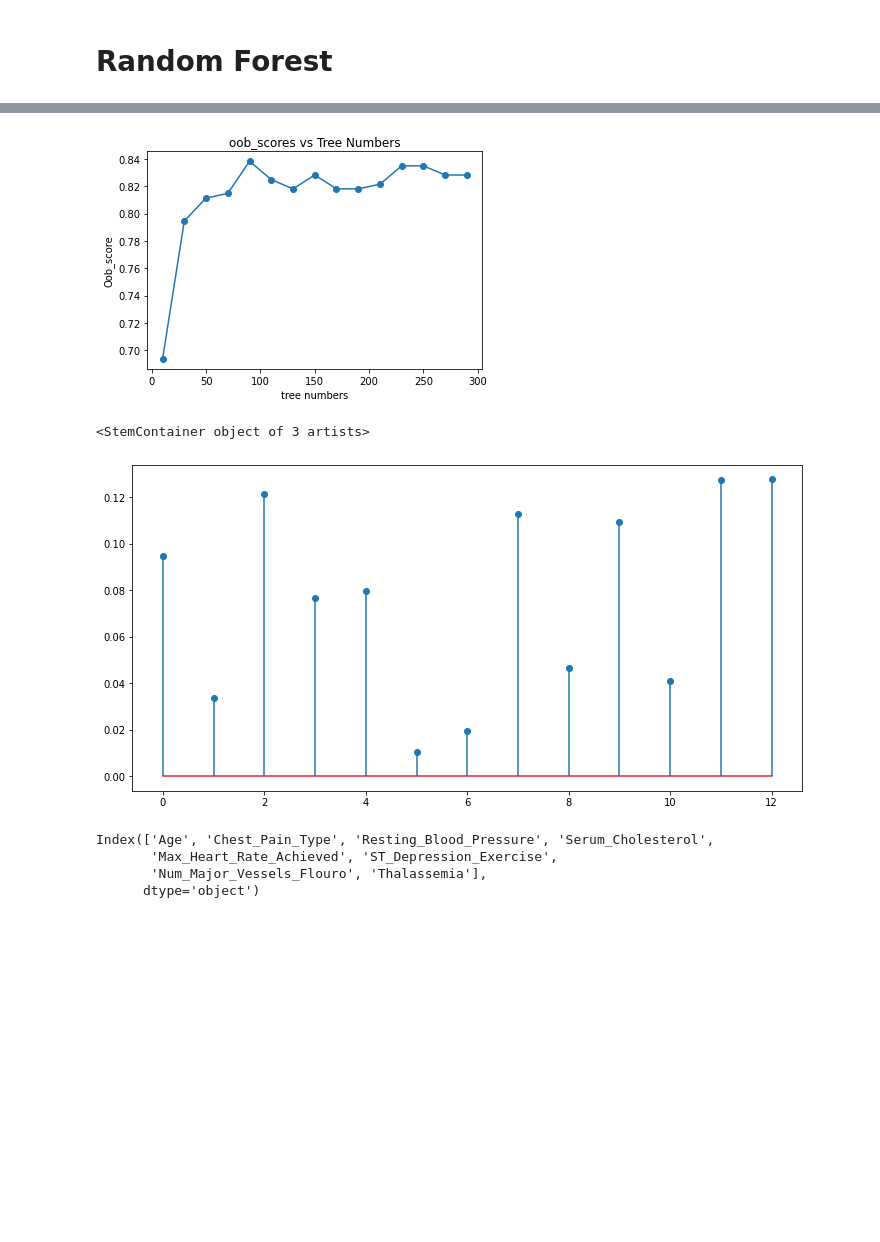
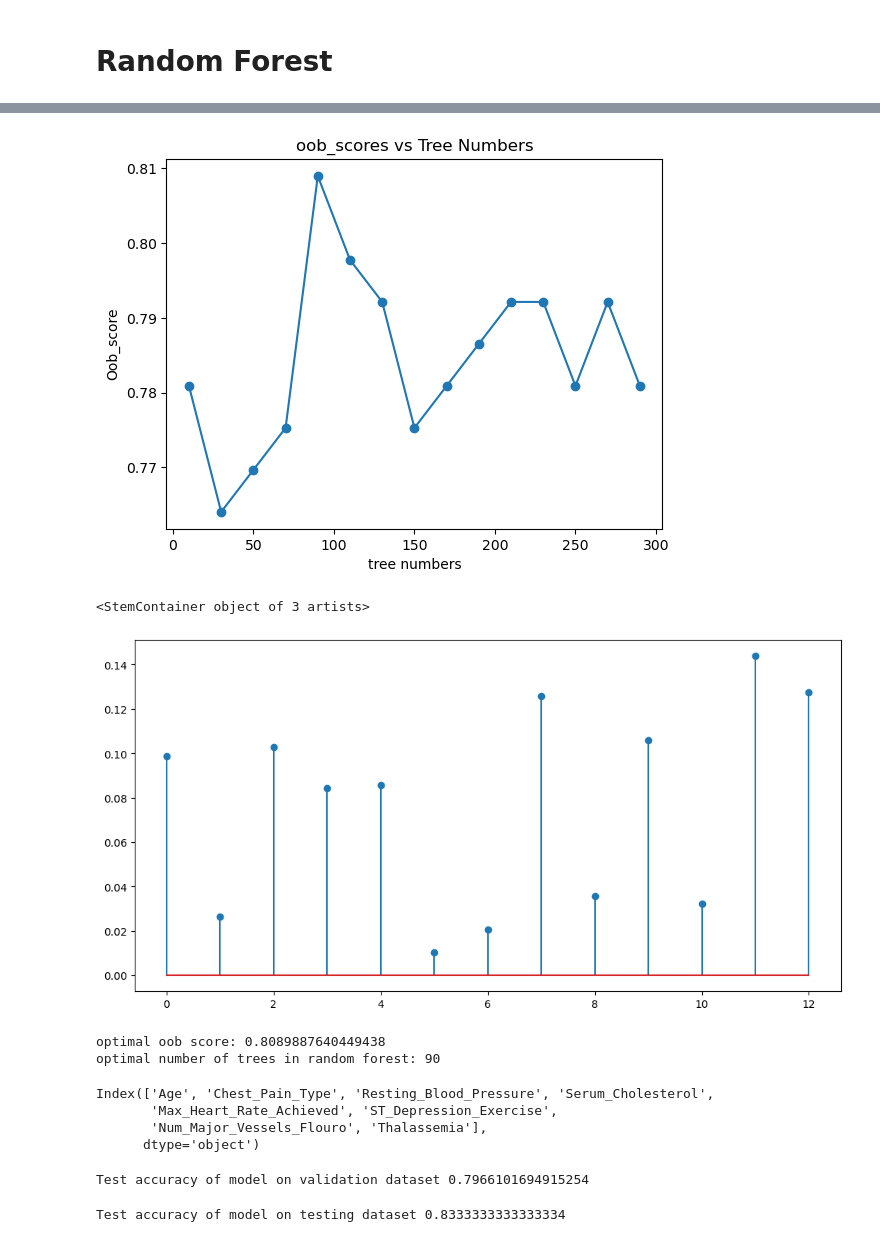
Before and after one commit to ianliu1997/E276-Final, a Jupyter notebook: E276_Final_Project.ipynb, the cells around one changed output, grey strips where cells are left out. Cells and saved outputs as stored; diff of their text form; code cells hidden in the pictures; blank space fills up the shorter version.

```diff
--- a/E276_Final_Project.ipynb
+++ b/E276_Final_Project.ipynb
@@ -8,7 +8,7 @@ from sklearn.model_selection import train_test_split
 # %% [markdown]
 # Load the dataset
 # %%
-df = pd.read_csv("C:/Users/fys94/OneDrive/Desktop/BIOS 240C/heart_disease.csv")
+df = pd.read_csv('/Users/andyfeng/Desktop/ME276/heart_disease.csv')
 # %%
 # Look at the first few lines of dataset
 df.head()
@@ -231,27 +150,39 @@ Baseline MSE, R: (0.1864406779661017, 0.2435897435897436)
 # %%
+from sklearn.ensemble import RandomForestClassifier
+from sklearn.metrics import r2_score, mean_squared_error
+from sklearn.model_selection import cross_val_score
+
 num_tree = range(10, 300, 20)
 oob_scores = []
 
 # Find the optimal random forest with Oob score
 for i in num_tree:
     random_forest_model_2 = RandomForestClassifier(n_estimators=i, oob_score=True)
-    random_forest_model_2.fit(X,y)
+    random_forest_model_2.fit(Xtrain,ytrain)
     oob_scores.append(random_forest_model_2.oob_score_)
 
 plt.plot(num_tree, oob_scores, marker='o')
 plt.title('oob_scores vs Tree Numbers')
 plt.xlabel('tree numbers')
 plt.ylabel('Oob_score')
 plt.show()
 
 
 # Find the important variables
 plt.figure(figsize=(12,6))
 plt.stem(random_forest_model_2.feature_importances_)
 # %% [output]
-[figure, old version]
+[figure, new version]
 <StemContainer object of 3 artists>
-[figure, old version]
+[figure, new version]
+# %%
+optimal_index_oob = np.argmax(oob_scores)
+optimal_num_tree = optimal_index_oob * 20 + 10
+print(f'optimal oob score: {np.max(oob_scores)}')
+print(f'optimal number of trees in random forest: {optimal_num_tree}')
+# %% [output]
+optimal oob score: 0.8089887640449438
+optimal number of trees in random forest: 90
 # %%
 # The important features of random forest
 feature_list = random_forest_model_2.feature_importances_ > 0.06
@@ -262,6 +193,22 @@ Index(['Age', 'Chest_Pain_Type', 'Resting_Blood_Pressure', 'Serum_Cholesterol',
        'Max_Heart_Rate_Achieved', 'ST_Depression_Exercise',
        'Num_Major_Vessels_Flouro', 'Thalassemia'],
       dtype='object')
+# %%
+# test the performance of optimal tree on validation dataset
+from sklearn.metrics import accuracy_score
+
+random_forest_model_op = RandomForestClassifier(n_estimators=optimal_num_tree, random_state=123)
+random_forest_model_op.fit(Xtrain, ytrain)
+test_acc_val = accuracy_score(yval, random_forest_model_op.predict(Xval))
+print(f'Test accuracy of model on validation dataset {test_acc_val}')
+# %% [output]
+Test accuracy of model on validation dataset 0.7966101694915254
+# %%
+# test the performance of optimal tree on test dataset
+test_acc = accuracy_score(ytest, random_forest_model_op.predict(Xtest))
+print(f'Test accuracy of model on testing dataset {test_acc}')
+# %% [output]
+Test accuracy of model on testing dataset 0.8333333333333334
 # %%
 # Naive bayes
 # Random Forest
```
Also changed, not shown: parts of 4 cells of this notebook.
